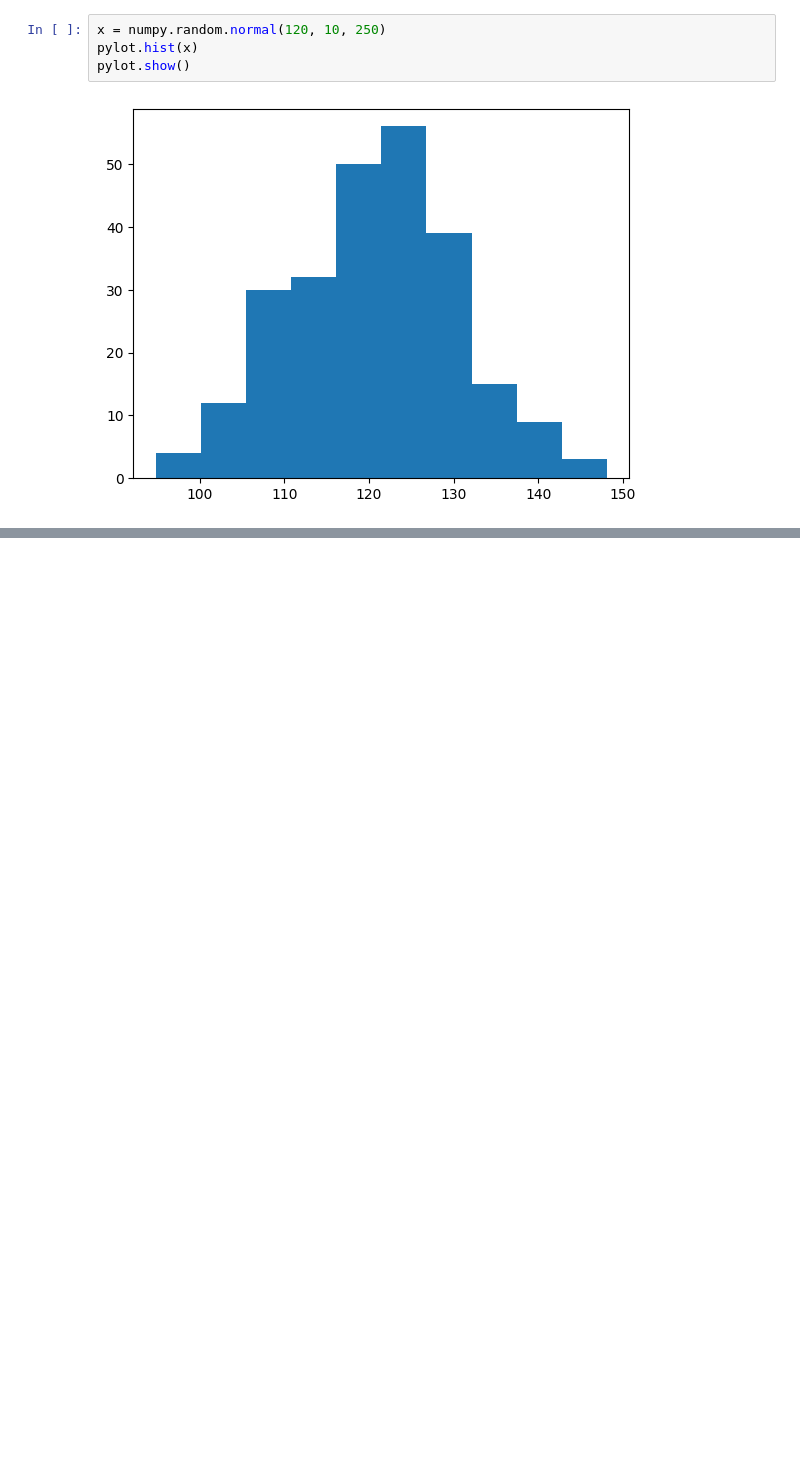
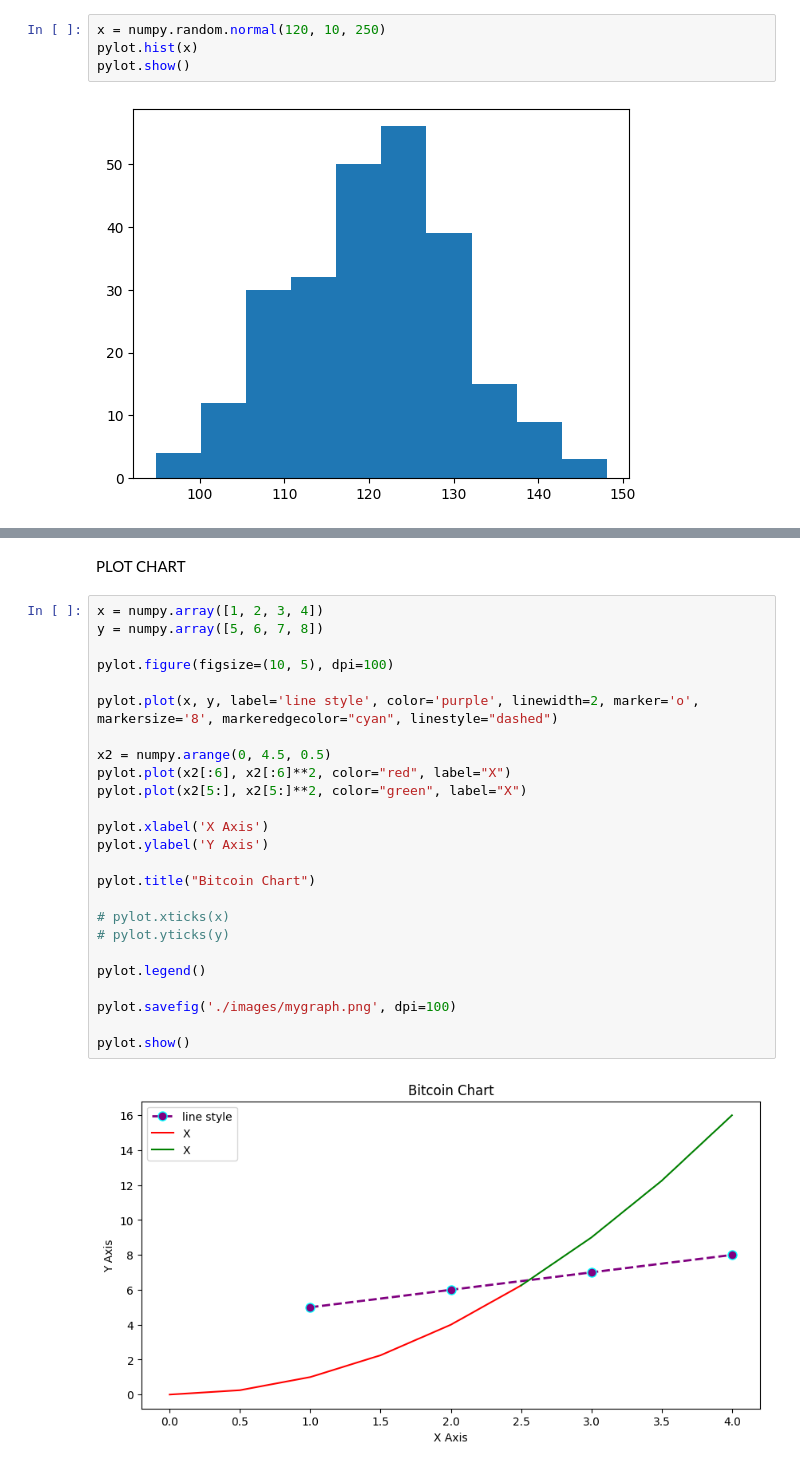
Before and after one commit to fyyqq/matplotlib, a Jupyter notebook: index.ipynb, the cells around one changed output, grey strips where cells are left out. Cells and saved outputs as stored; diff of their text form; blank space fills up the shorter version.

```diff
--- a/index.ipynb
+++ b/index.ipynb
@@ -133,0 +135,29 @@ pylot.show()
+# %% [markdown]
+PLOT CHART
+# %%
+x = numpy.array([1, 2, 3, 4])
+y = numpy.array([5, 6, 7, 8])
+
+pylot.figure(figsize=(10, 5), dpi=100)
+
+pylot.plot(x, y, label='line style', color='purple', linewidth=2, marker='o', markersize='8', markeredgecolor="cyan", linestyle="dashed")
+
+x2 = numpy.arange(0, 4.5, 0.5)
+pylot.plot(x2[:6], x2[:6]**2, color="red", label="X")
+pylot.plot(x2[5:], x2[5:]**2, color="green", label="X")
+
+pylot.xlabel('X Axis')
+pylot.ylabel('Y Axis')
+
+pylot.title("Bitcoin Chart")
+
+# pylot.xticks(x)
+# pylot.yticks(y)
+
+pylot.legend()
+
+pylot.savefig('./images/mygraph.png', dpi=100)
+
+pylot.show()
+# %% [output]
+[figure, added]
```
Also changed, not shown: parts of 4 cells of this notebook, 2 other files.
